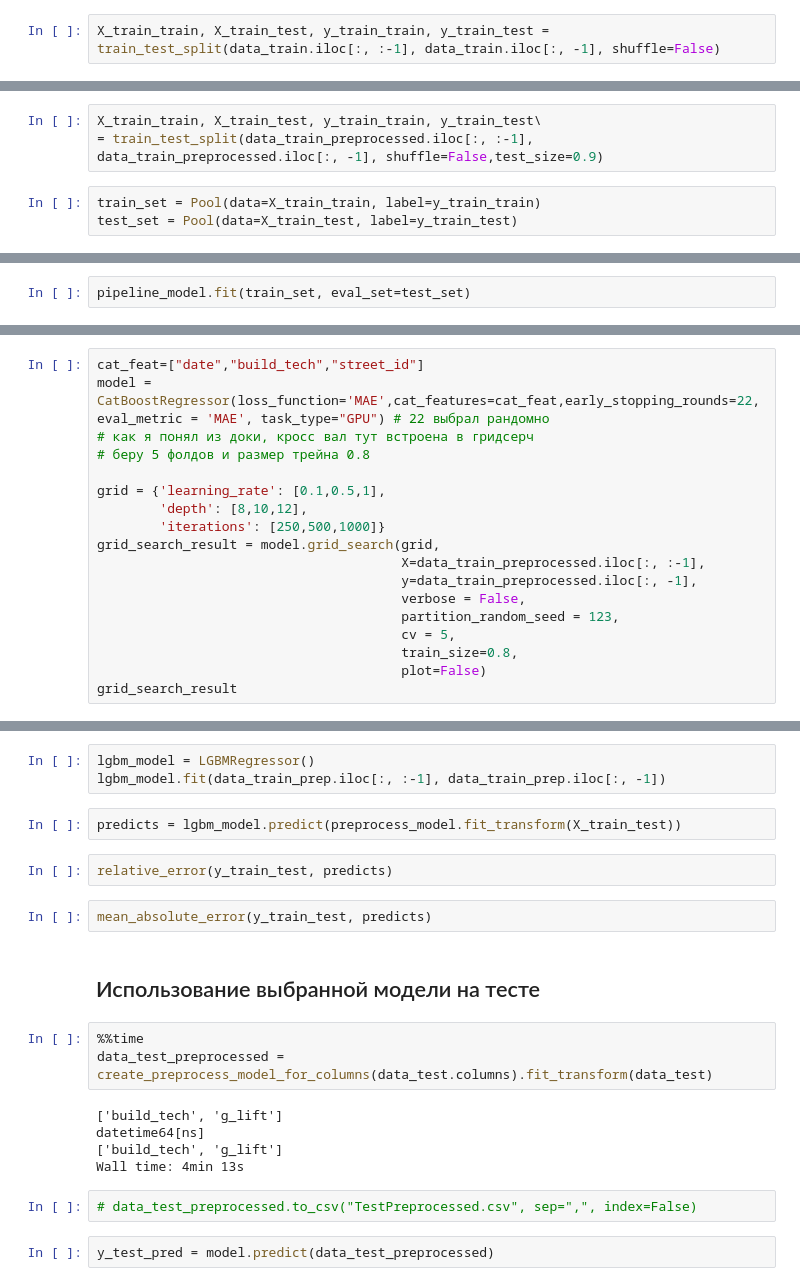
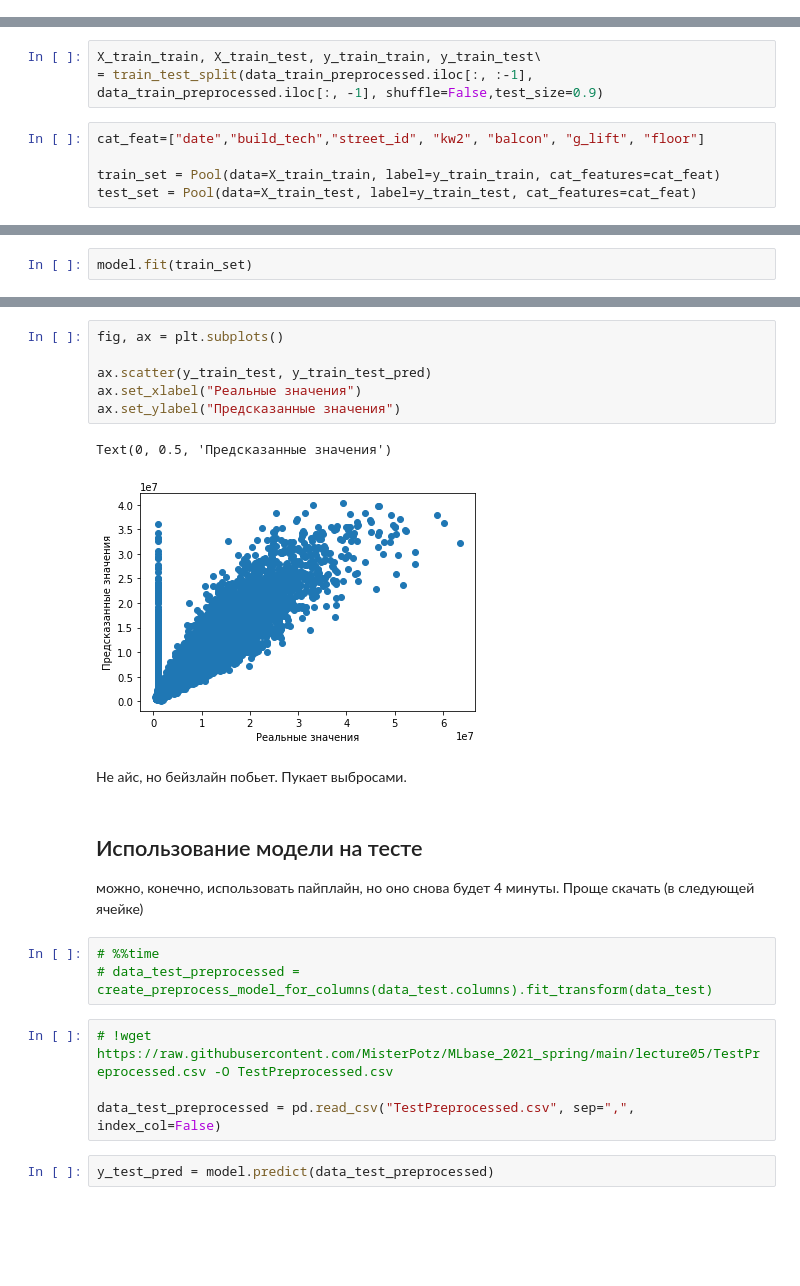
Before and after one commit to MisterPotz/MLbase_2021_spring, a Jupyter notebook: lecture05/dz3_clean.ipynb, the cells around one changed output, grey strips where cells are left out. Saved outputs shown, nothing was run; the diff lists cells and outputs as text; blank space fills up the shorter version.

```diff
--- a/lecture05/dz3_clean.ipynb
+++ b/lecture05/dz3_clean.ipynb
@@ -343,2 +404,0 @@ data_train.head()
-# %%
-X_train_train, X_train_test, y_train_train, y_train_test = train_test_split(data_train.iloc[:, :-1], data_train.iloc[:, -1], shuffle=False)
@@ -515,5 +460,7 @@ pipeline_model = model
 X_train_train, X_train_test, y_train_train, y_train_test\
 = train_test_split(data_train_preprocessed.iloc[:, :-1], data_train_preprocessed.iloc[:, -1], shuffle=False,test_size=0.9)
 # %%
-train_set = Pool(data=X_train_train, label=y_train_train)
-test_set = Pool(data=X_train_test, label=y_train_test)
+cat_feat=["date","build_tech","street_id", "kw2", "balcon", "g_lift", "floor"]
+
+train_set = Pool(data=X_train_train, label=y_train_train, cat_features=cat_feat)
+test_set = Pool(data=X_train_test, label=y_train_test, cat_features=cat_feat)
@@ -520,3 +505,3 @@ test_set = Pool(data=X_train_test, label=y_train_test)
 # %%
-pipeline_model.fit(train_set, eval_set=test_set)
+model.fit(train_set)
 # %% [output]
@@ -543,18 +519,0 @@ GPU
-# %%
-cat_feat=["date","build_tech","street_id"]
-model = CatBoostRegressor(loss_function='MAE',cat_features=cat_feat,early_stopping_rounds=22,eval_metric = 'MAE', task_type="GPU") # 22 выбрал рандомно
-# как я понял из доки, кросс вал тут встроена в гридсерч
-# беру 5 фолдов и размер трейна 0.8
-
-grid = {'learning_rate': [0.1,0.5,1],
-        'depth': [8,10,12],
-        'iterations': [250,500,1000]}
-grid_search_result = model.grid_search(grid,
-                                       X=data_train_preprocessed.iloc[:, :-1],
-                                       y=data_train_preprocessed.iloc[:, -1],
-                                       verbose = False,
-                                       partition_random_seed = 123,
-                                       cv = 5,
-                                       train_size=0.8,
-                                       plot=False)
-grid_search_result
@@ -732,24 +530,25 @@ data_train_prep = data_train_prep.dropna()
-# %%
-lgbm_model = LGBMRegressor()
-lgbm_model.fit(data_train_prep.iloc[:, :-1], data_train_prep.iloc[:, -1])
-# %%
-predicts = lgbm_model.predict(preprocess_model.fit_transform(X_train_test))
-# %%
-relative_error(y_train_test, predicts)
-# %%
-mean_absolute_error(y_train_test, predicts)
-# %% [markdown]
-## Использование выбранной модели на тесте
+# %%
+fig, ax = plt.subplots()
+
+ax.scatter(y_train_test, y_train_test_pred)
+ax.set_xlabel("Реальные значения")
+ax.set_ylabel("Предсказанные значения")
+# %% [output]
+Text(0, 0.5, 'Предсказанные значения')
+[figure, added]
+# %% [markdown]
+Не айс, но бейзлайн побьет. Пукает выбросами.
+# %% [markdown]
+## Использование модели на тесте
+
+можно, конечно, использовать пайплайн, но оно снова будет 4 минуты. Проще скачать (в следующей ячейке)
 # %%
-%%time
-data_test_preprocessed = create_preprocess_model_for_columns(data_test.columns).fit_transform(data_test)
+# %%time
+# data_test_preprocessed = create_preprocess_model_for_columns(data_test.columns).fit_transform(data_test)
-# %% [output]
-['build_tech', 'g_lift']
-datetime64[ns]
-['build_tech', 'g_lift']
-Wall time: 4min 13s
-# %%
-# data_test_preprocessed.to_csv("TestPreprocessed.csv", sep=",", index=False)
+# %%
+# !wget https://raw.githubusercontent.com/MisterPotz/MLbase_2021_spring/main/lecture05/TestPreprocessed.csv -O TestPreprocessed.csv
+
+data_test_preprocessed = pd.read_csv("TestPreprocessed.csv", sep=",", index_col=False)
 # %%
 y_test_pred = model.predict(data_test_preprocessed)
 # %%
```
Also changed, not shown: parts of 66 cells of this notebook, 4 other files.
